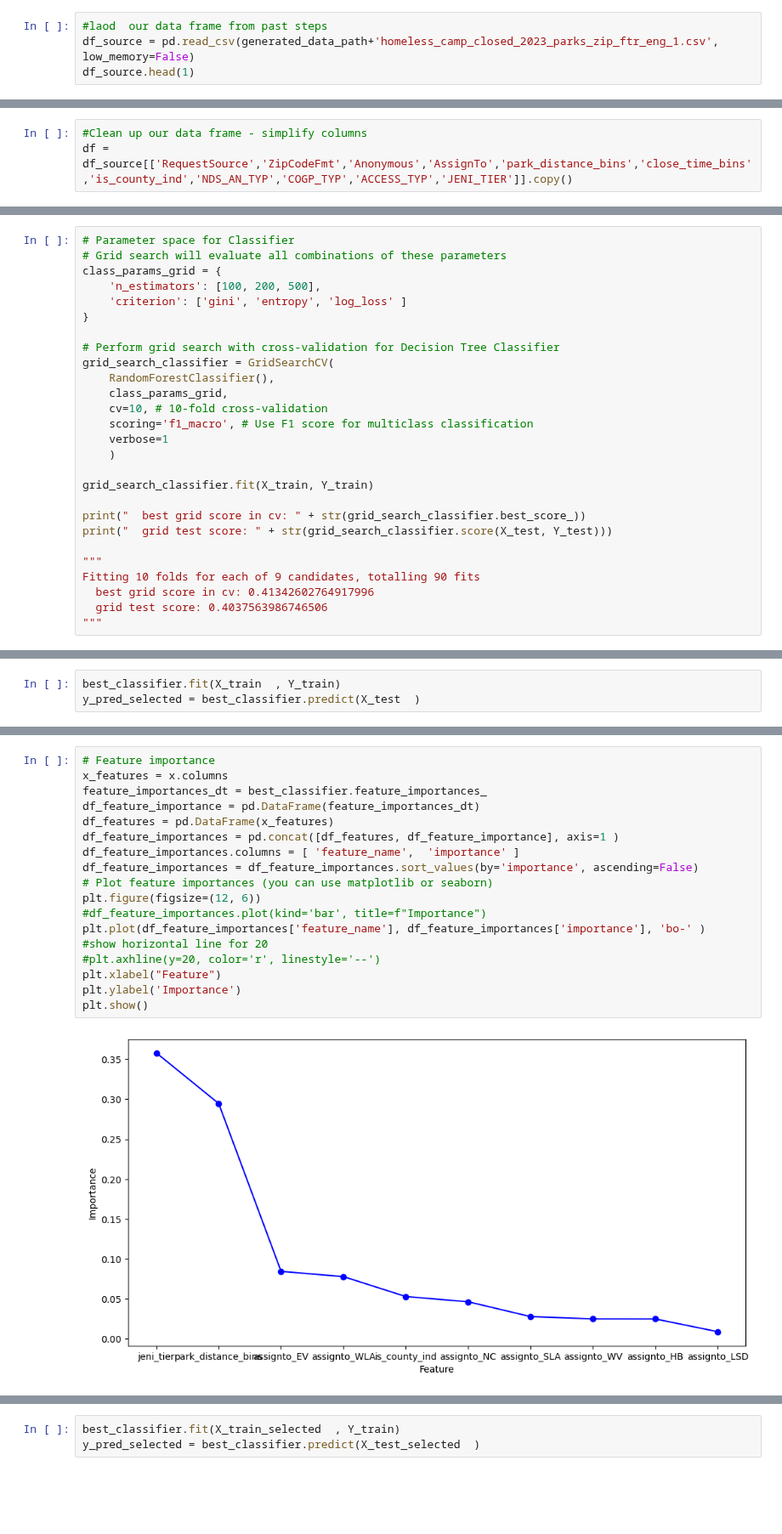
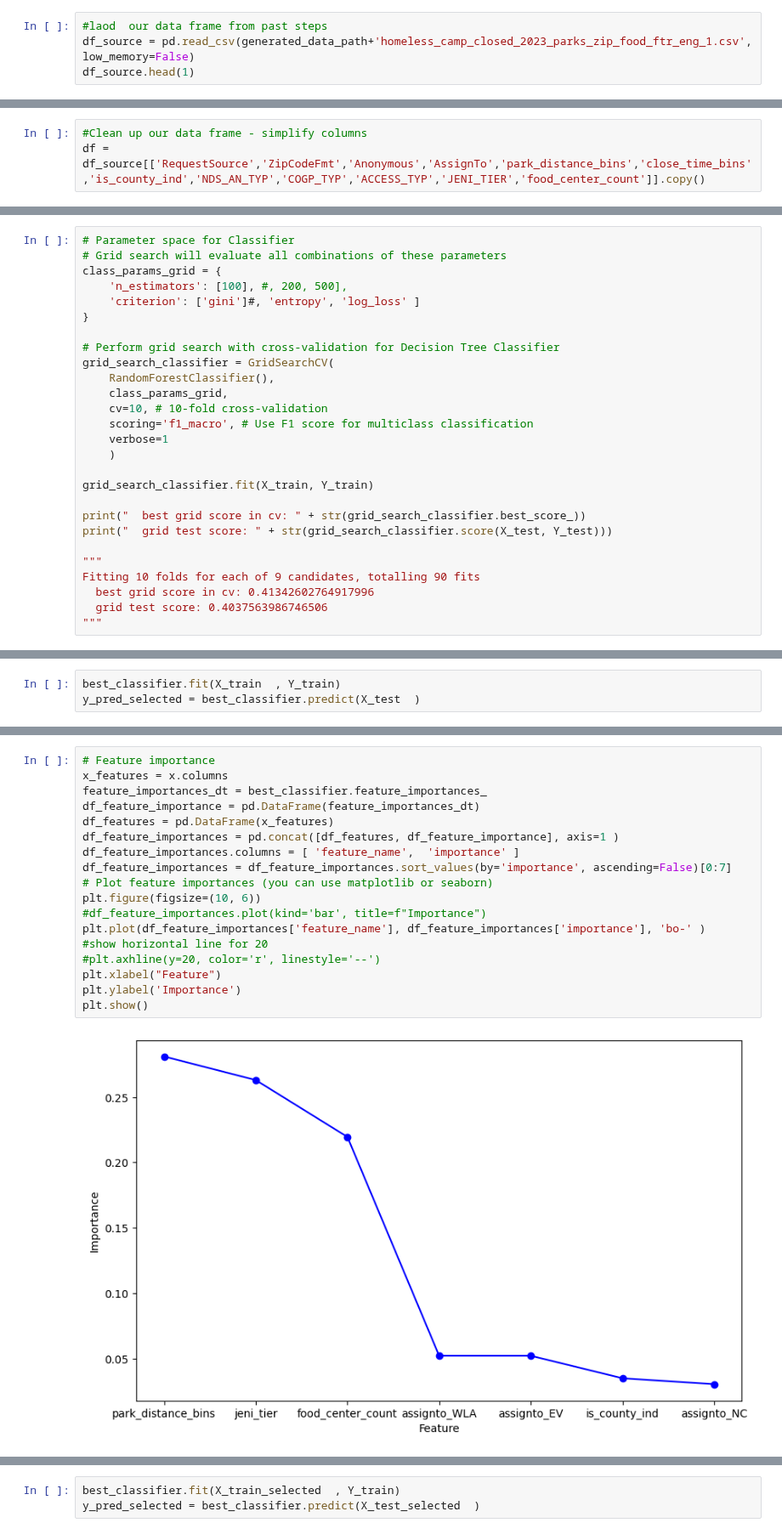
Before and after one commit to aeaiu/usable_ai_project, a Jupyter notebook: Notebooks/9_ml_prediction.ipynb, the cells around one changed output, grey strips where cells are left out. Shown at 85% size. Cells and saved outputs as stored; diff of their text form; blank space fills up the shorter version.

Commit message:
add food distro sites to ml

```diff
--- a/Notebooks/9_ml_prediction.ipynb
+++ b/Notebooks/9_ml_prediction.ipynb
@@ -44,7 +43,7 @@ annual_data_path = "../Datafiles/"
 generated_data_path = "../Datagen/"
 # %%
 #laod  our data frame from past steps
-df_source = pd.read_csv(generated_data_path+'homeless_camp_closed_2023_parks_zip_ftr_eng_1.csv', low_memory=False)
+df_source = pd.read_csv(generated_data_path+'homeless_camp_closed_2023_parks_zip_food_ftr_eng_1.csv', low_memory=False)
 df_source.head(1)
 # %% [output]
 |  | SRNumber | CreatedDate | UpdatedDate | ActionTaken | Owner | RequestType | Status | RequestSource | ... |
@@ -75,7 +74,7 @@ df_source.close_time_bins.value_counts(), df_source.groupby('close_time_bins').c
  Name: close_time_days_x, dtype: float64)
 # %%
 #Clean up our data frame - simplify columns
-df = df_source[['RequestSource','ZipCodeFmt','Anonymous','AssignTo','park_distance_bins','close_time_bins','is_county_ind','NDS_AN_TYP','COGP_TYP','ACCESS_TYP','JENI_TIER']].copy()
+df = df_source[['RequestSource','ZipCodeFmt','Anonymous','AssignTo','park_distance_bins','close_time_bins','is_county_ind','NDS_AN_TYP','COGP_TYP','ACCESS_TYP','JENI_TIER','food_center_count']].copy()
 # %%
 df.columns = df.columns.str.lower()
 df.describe()
@@ -473,8 +482,8 @@ plt.show()
 # Parameter space for Classifier
 # Grid search will evaluate all combinations of these parameters
 class_params_grid = {
-    'n_estimators': [100, 200, 500],
-    'criterion': ['gini', 'entropy', 'log_loss' ]
+    'n_estimators': [100], #, 200, 500],
+    'criterion': ['gini']#, 'entropy', 'log_loss' ]
 }
 
 # Perform grid search with cross-validation for Decision Tree Classifier
@@ -548,20 +557,20 @@ weighted avg       0.41      0.41      0.41      7453
 # %%
 # Feature importance
 x_features = x.columns
 feature_importances_dt = best_classifier.feature_importances_
 df_feature_importance = pd.DataFrame(feature_importances_dt)
 df_features = pd.DataFrame(x_features)
 df_feature_importances = pd.concat([df_features, df_feature_importance], axis=1 )
 df_feature_importances.columns = [ 'feature_name',  'importance' ]
-df_feature_importances = df_feature_importances.sort_values(by='importance', ascending=False)
+df_feature_importances = df_feature_importances.sort_values(by='importance', ascending=False)[0:7]
 # Plot feature importances (you can use matplotlib or seaborn)
-plt.figure(figsize=(12, 6))
+plt.figure(figsize=(10, 6))
 #df_feature_importances.plot(kind='bar', title=f"Importance")
 plt.plot(df_feature_importances['feature_name'], df_feature_importances['importance'], 'bo-' )
 #show horizontal line for 20
 #plt.axhline(y=20, color='r', linestyle='--')
 plt.xlabel("Feature")
 plt.ylabel('Importance')
 plt.show()
 # %% [output]
-[figure, old version]
+[figure, new version]
```
Also changed, not shown: parts of 71 cells of this notebook.
